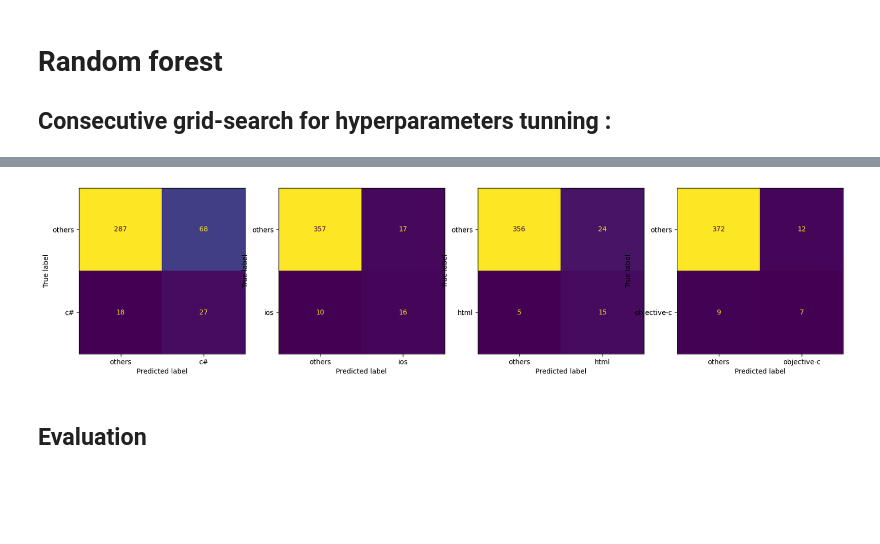
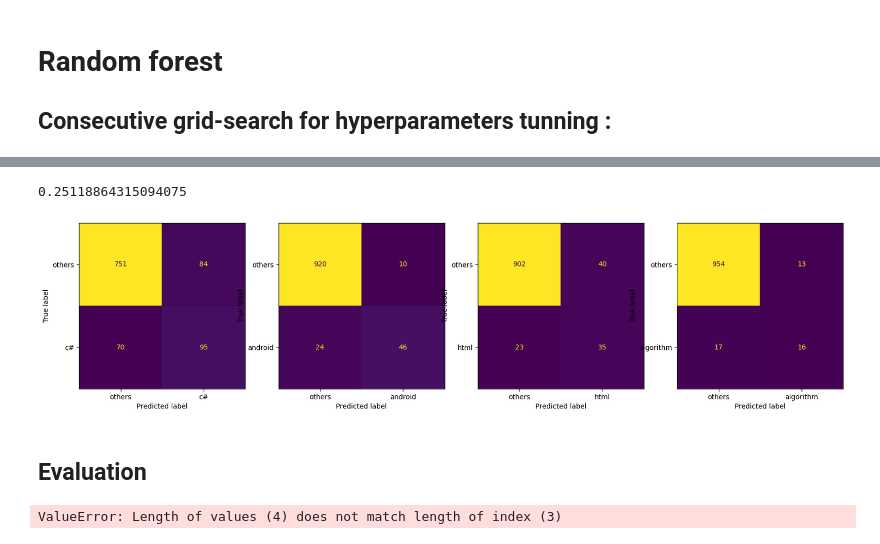
Before and after one commit to CYaiche/nlp_topic-modelling, a Jupyter notebook: supervised_1.ipynb, the cells around one changed output, grey strips where cells are left out. Cells and saved outputs as stored; diff of their text form; code cells hidden in the pictures; blank space fills up the shorter version.

```diff
--- a/supervised_1.ipynb
+++ b/supervised_1.ipynb
@@ -412,4 +381,14 @@ fsvsfvb
+# %%
+best_params = grid_seach_rf.best_params_
+RF_MAX_DEPTH = best_params.get('max_depth')
+RF_N  = best_params.get('n_estimators')
+RF_MIN_SAMPLE_LEAF =  best_params.get('min_samples_leaf')
+RF_MIN_SAMPLES_SPLIT= best_params.get('min_samples_split')
 # %%
-rf = RandomForestRegressor(n_estimators=100)
-rf.fit(X_svd, y_train_b)
+rf = RandomForestRegressor(oob_score=True,
+                        min_samples_leaf=RF_MIN_SAMPLE_LEAF,
+                        min_samples_split=RF_MIN_SAMPLES_SPLIT,
+                        n_estimators=RF_N,
+                        max_depth=RF_MAX_DEPTH)
+rf.fit(X_svd_train, y_train_b)
 # %% [output]
@@ -416,0 +397,3 @@ RandomForestRegressor()
+# %%
+y_train_pred = rf.predict(X_svd_train)
+threshold_test = tm_test_threshold(y_train_b, y_train_pred)
@@ -417,24 +404,50 @@ RandomForestRegressor()
+# %%
+max_config = threshold_test.query('precision == precision.max()')
+t = max_config["threshold"]
+best_t =  t.values[0]
+best_t
+# %% [output]
+0.25118864315094075
 # %%
 y_pred_rf = rf.predict(X_svd_test)
-y_pred_rf = (y_pred_rf > 0.1).astype(np.float32)
+y_pred_rf = (y_pred_rf > best_t).astype(np.float32)
 plot_counf_matrix(y_test_b, y_pred_rf)
 # %% [output]
-[figure, old version]
+[figure, new version]
 # %%
 precision_rf      = average_precision_score(y_test_b, y_pred_rf, average='micro')
 jaccard_score_rf = jaccard_score(y_test_b, y_pred_rf, average='micro')
 # %% [markdown]
 ## Evaluation
 # %%
-avg_precision_scores = [precision_logistic, precision_svm, precision_rf]
-jaccard_scores = [jaccard_score_logistic, jaccard_score_svm, jaccard_score_rf]
+avg_precision_scores = [
+    precision_dummy,
+    precision_logistic_concatenation,
+    precision_svm,
+    precision_rf,
+]
+jaccard_scores = [
+    jaccard_score_dummy,
+    jaccard_score_logistic_concatenation,
+    jaccard_score_svm,
+    jaccard_score_rf,
+]
+
 result = pd.DataFrame(
     {
-        'average_precision_scores' : avg_precision_scores,
-        'jaccard_scores' : jaccard_scores
-    }, index = ['logistic','SVM','RandomForest']
+        "average_precision_scores": avg_precision_scores,
+        "jaccard_scores": jaccard_scores,
+    },
+    index=[
+        "Dummy classifier",
+        "logistic : concatenation",
+        "SVM : concatenation ",
+        "RandomForest",
+    ],
 )
 result.to_csv(f"{output_dir}result_supervised1.csv")
+# %% [output]
+ValueError: Length of values (4) does not match length of index (3)
 # %%
 result
 # %% [output]
```
Also changed, not shown: parts of 59 cells of this notebook, 2 other files.
